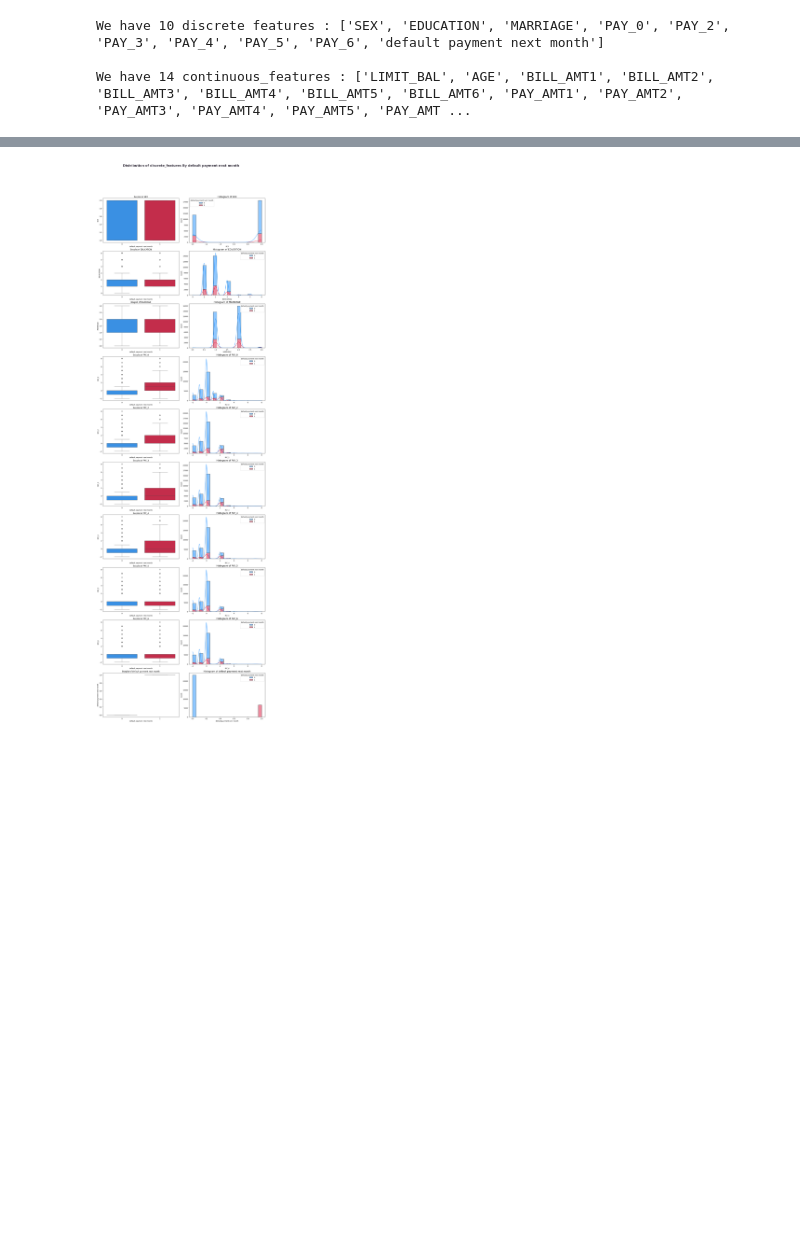
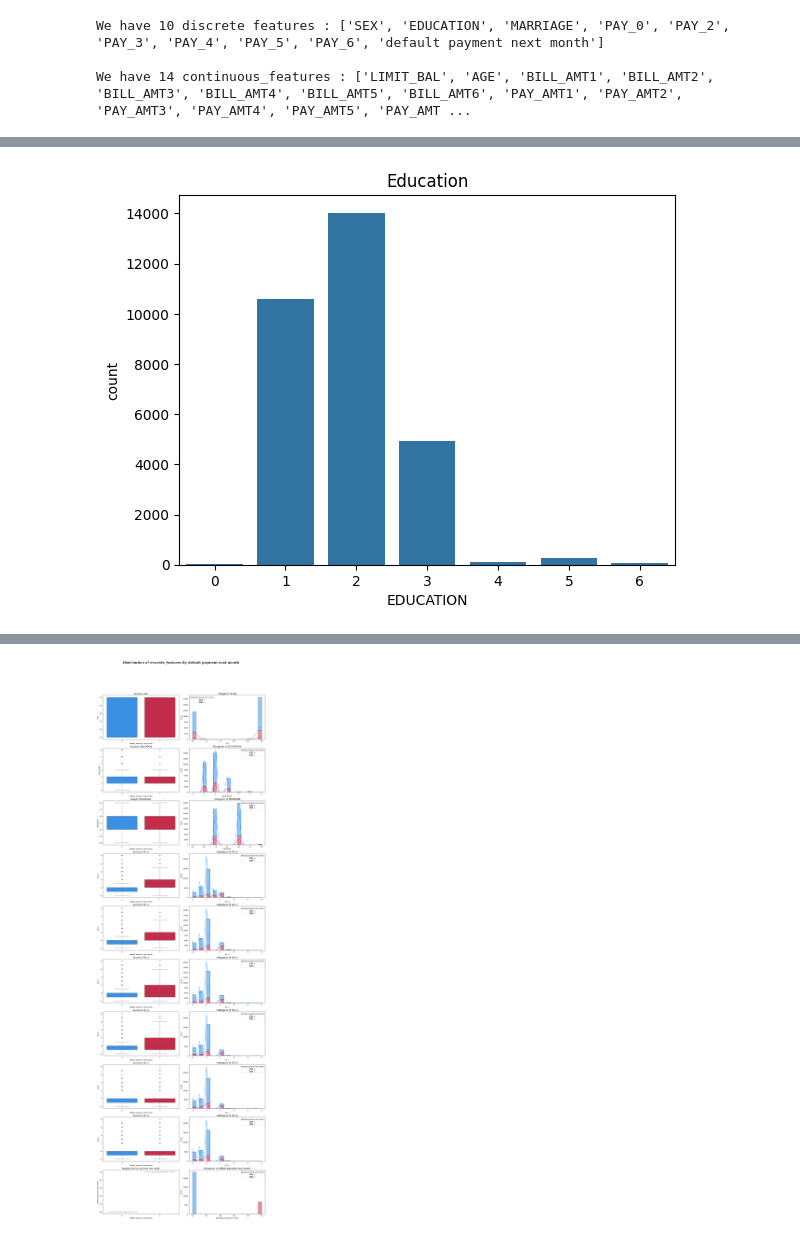
Before and after one commit to kota-Git/Credit_Card_Fraud_Detection_Real_Time, a Jupyter notebook: note_book/1_EDA_on_Credit_card.ipynb, the cells around one changed output, grey strips where cells are left out. Saved outputs shown, nothing was run; the diff lists cells and outputs as text; code cells hidden in the pictures; blank space fills up the shorter version.

```diff
--- a/note_book/1_EDA_on_Credit_card.ipynb
+++ b/note_book/1_EDA_on_Credit_card.ipynb
@@ -331,0 +367,6 @@ We have 14 continuous_features : ['LIMIT_BAL', 'AGE', 'BILL_AMT1', 'BILL_AMT2',
+# %%
+sns.countplot(x='EDUCATION',data=df)
+plt.title("Education")
+plt.show()
+# %% [output]
+[figure, added]
```
Also changed, not shown: parts of 38 cells of this notebook.
